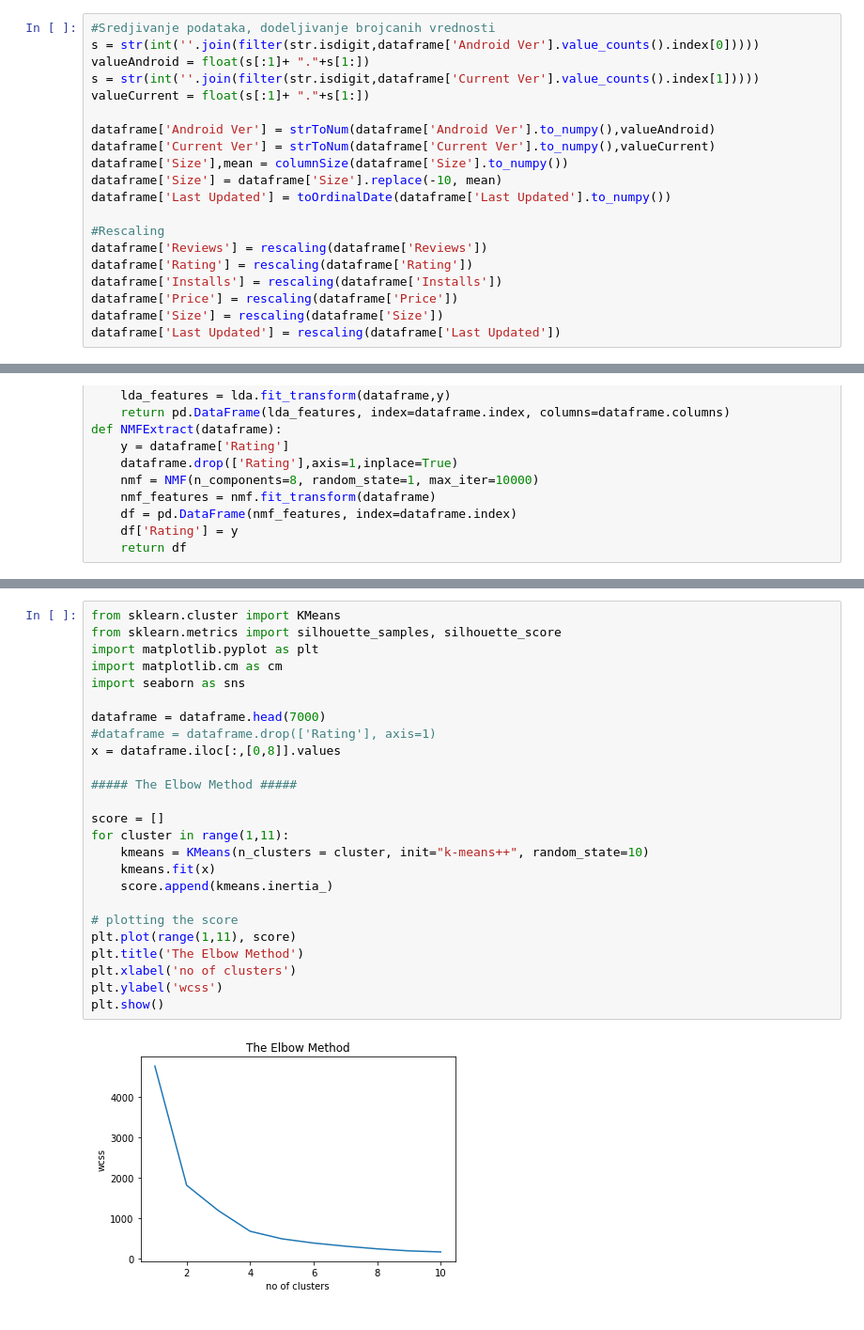
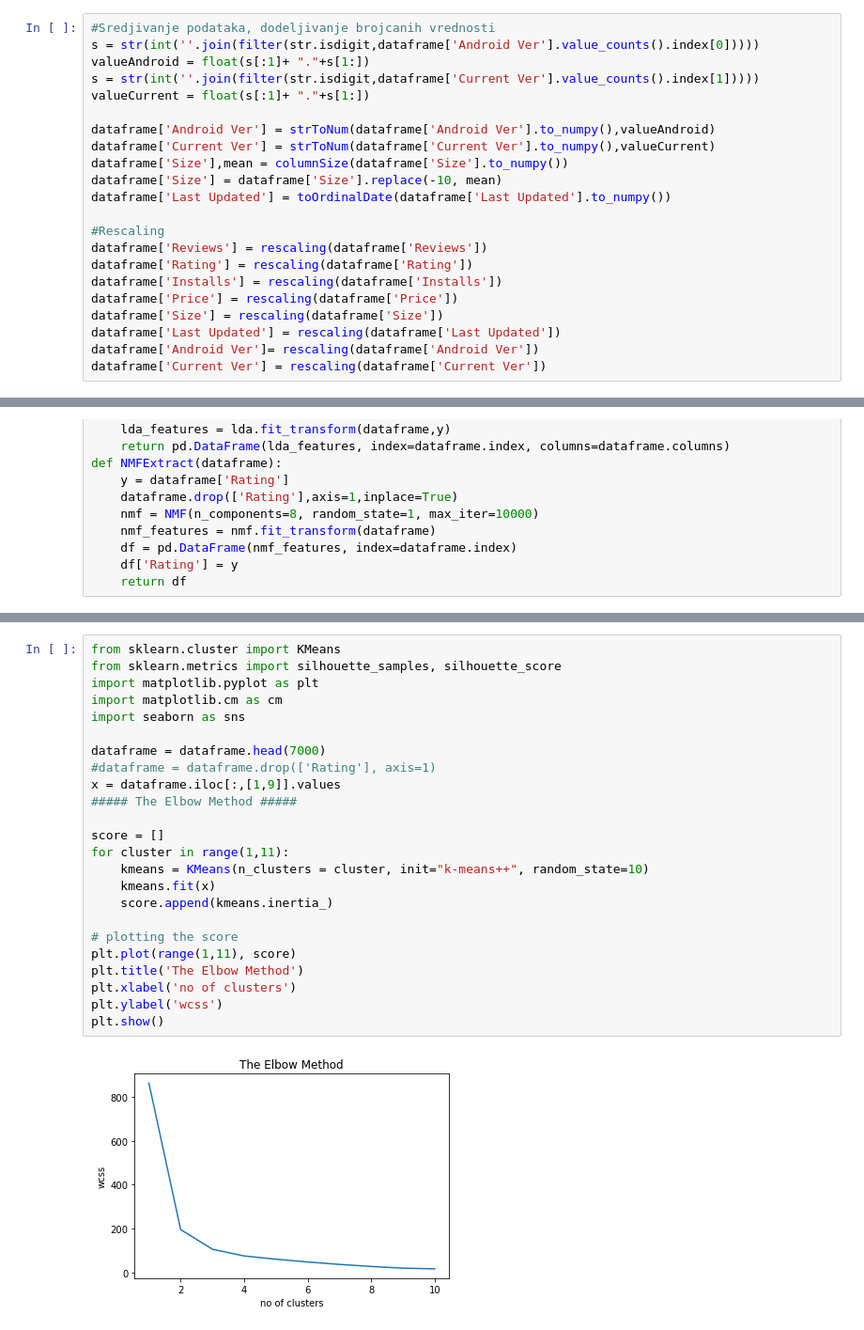
Before and after one commit to mirjanaz200/Play-Store-Clusterization, a Jupyter notebook: PlayStoreClusterization.ipynb, the cells around one changed output, grey strips where cells are left out. Shown at 94% size. Saved outputs shown, nothing was run; the diff lists cells and outputs as text.

```diff
--- a/PlayStoreClusterization.ipynb
+++ b/PlayStoreClusterization.ipynb
@@ -222,6 +222,8 @@ dataframe['Installs'] = rescaling(dataframe['Installs'])
 dataframe['Price'] = rescaling(dataframe['Price'])
 dataframe['Size'] = rescaling(dataframe['Size'])
 dataframe['Last Updated'] = rescaling(dataframe['Last Updated'])
+dataframe['Android Ver']= rescaling(dataframe['Android Ver'])
+dataframe['Current Ver'] = rescaling(dataframe['Current Ver'])
 # %%
 #### https://www.kaggle.com/madhav000/playstore-analysis
 # %%
@@ -358,30 +340,29 @@ memory usage: 731.2+ KB
 # %%
 from sklearn.cluster import KMeans
 from sklearn.metrics import silhouette_samples, silhouette_score
 import matplotlib.pyplot as plt
 import matplotlib.cm as cm
 import seaborn as sns
 
 dataframe = dataframe.head(7000)
 #dataframe = dataframe.drop(['Rating'], axis=1)
-x = dataframe.iloc[:,[0,8]].values
-
+x = dataframe.iloc[:,[1,9]].values
 ##### The Elbow Method #####
 
 score = []
 for cluster in range(1,11):
     kmeans = KMeans(n_clusters = cluster, init="k-means++", random_state=10)
     kmeans.fit(x)
     score.append(kmeans.inertia_)
 
 # plotting the score
 plt.plot(range(1,11), score)
 plt.title('The Elbow Method')
 plt.xlabel('no of clusters')
 plt.ylabel('wcss')
 plt.show()
 # %% [output]
-[figure, old version]
+[figure, new version]
 # %%
 ##### Silhouette score #####
 
```
Also changed, not shown: parts of 4 cells of this notebook.
